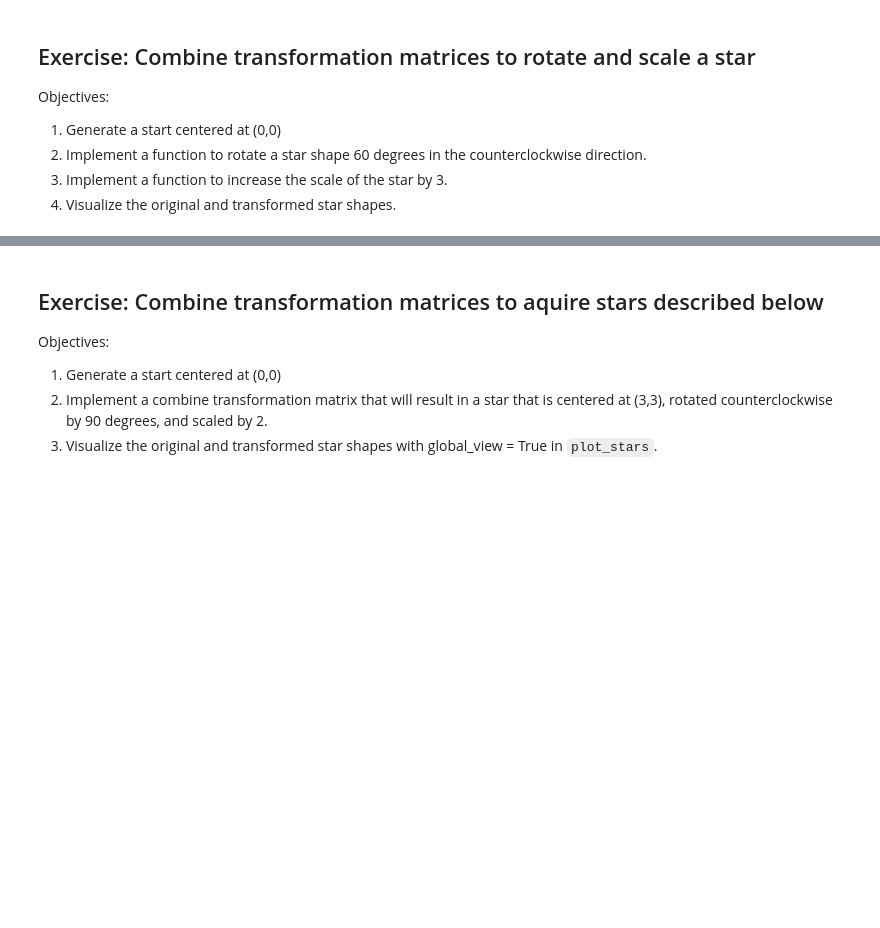
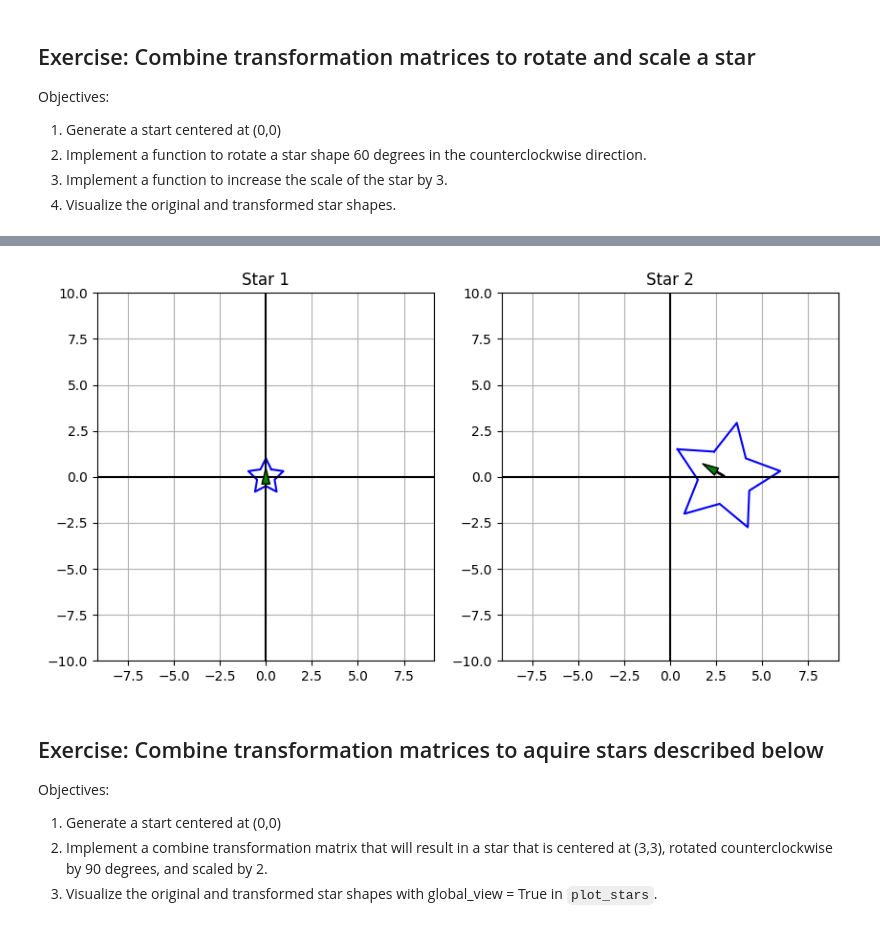
Before and after one commit to alexpatangan/BME3053C-Fall-2025, a Jupyter notebook: lessons-solved/06_Matrix_Transformations.ipynb, the cells around one changed output, grey strips where cells are left out. Drawn from its saved outputs; the diff is of its cells as text; code cells hidden in the pictures; blank space fills up the shorter version.

```diff
--- a/lessons-solved/06_Matrix_Transformations.ipynb
+++ b/lessons-solved/06_Matrix_Transformations.ipynb
@@ -445,9 +445,9 @@ Objectives:
 # Fix the `combined_transform` line
 star=generate_star(homogeneous=True)
 
-combined_transform =  ""
+combined_transform =  translate(3,0) @ scale(3,3) @ rotate(60)
 
 transformed_star = (combined_transform @ star.T).T
 
-plot_stars([star,transformed_star])
+plot_stars([star,transformed_star], global_view= True)
 # %% [output]
@@ -455,3 +456,4 @@ UFuncTypeError: ufunc 'matmul' did not contain a loop with signature matching ty
+[figure, added]
 # %% [markdown]
 ## Exercise: Combine transformation matrices to aquire stars described below
 Objectives:
```
Also changed, not shown: parts of 7 cells of this notebook.
